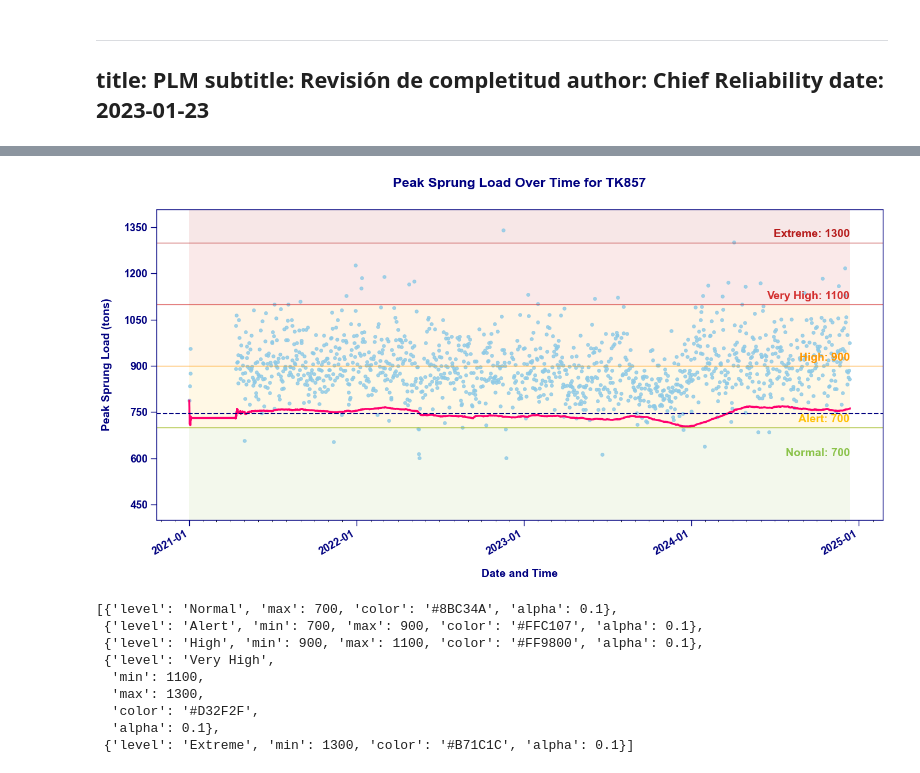
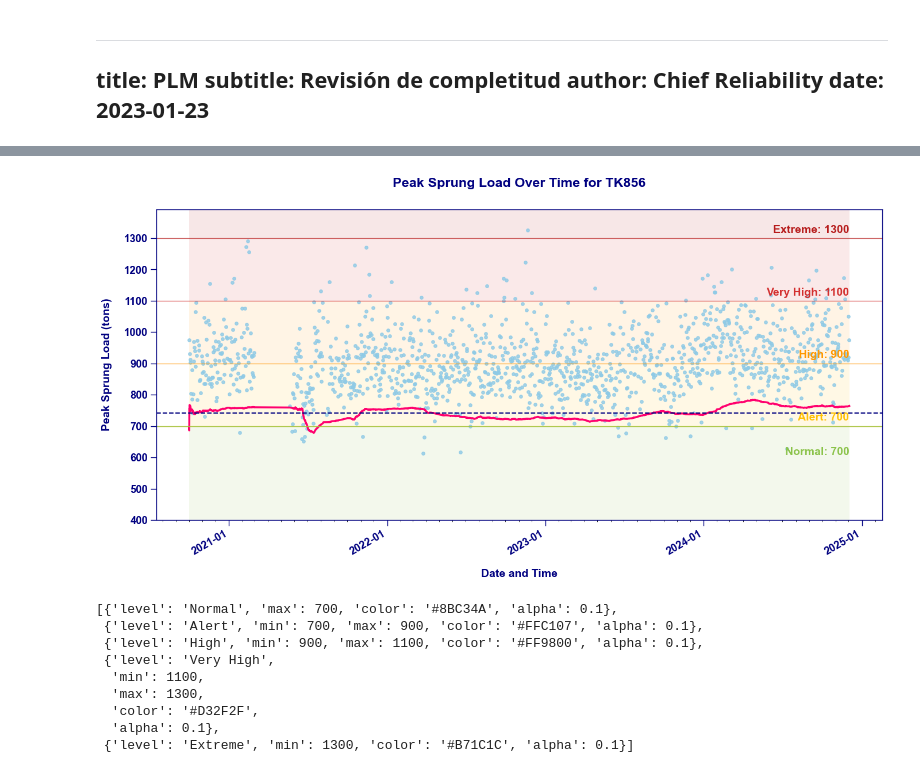
Before and after one commit to cecilvega/kbook, a Jupyter notebook: operation/plm.ipynb, the cells around one changed output, grey strips where cells are left out. Cells and saved outputs as stored; diff of their text form; code cells hidden in the pictures.

```diff
--- a/operation/plm.ipynb
+++ b/operation/plm.ipynb
@@ -51,15 +45,14 @@ create_equipment_completeness_plot(haul_df.to_pandas())
 df = haul_df.clone()
 
 
-df = df.drop(["PTime"]).rename({"Peak_Sprung_Load": "peak_sprung_load"})
 df = df.with_columns(
     pl.col("peak_sprung_load")
-    .rolling_mean_by(by="metric_datetime", window_size="120d")
+    .rolling_mean_by(by="record_dt", window_size="120d")
     .alias("rolling_fleet_peak_sprung_load")
 )
 df = df.with_columns(
     pl.col("peak_sprung_load")
-    .rolling_mean_by(by="metric_datetime", window_size="120d")
+    .rolling_mean_by(by="record_dt", window_size="120d")
     .over("equipment_name")
     .alias("rolling_peak_sprung_load")
 )
@@ -84,13 +94,13 @@ window_size = 30
 figsize = (14, 8)
 from matplotlib.patches import Rectangle
 
-equipment_name = "TK857"
+equipment_name = "TK856"
 pandas_df = df.to_pandas()
 # Filter for the specific equipment
 equipment_df = df.filter(pl.col("equipment_name") == equipment_name)
 
 # Convert to pandas and sort by datetime for proper plotting
-filtered_df = equipment_df.to_pandas().sort_values("metric_datetime")
+filtered_df = equipment_df.to_pandas().sort_values("record_dt")
 
 # Define the thresholds based on Image 2
 thresholds = [
@@ -132,8 +142,8 @@ for threshold in thresholds:
     if "min" not in threshold and "max" in threshold:
         # Normal range (below first threshold)
         rect = Rectangle(
-            (filtered_df["metric_datetime"].min(), y_min),
-            filtered_df["metric_datetime"].max() - filtered_df["metric_datetime"].min(),
+            (filtered_df["record_dt"].min(), y_min),
+            filtered_df["record_dt"].max() - filtered_df["record_dt"].min(),
             threshold["max"] - y_min,
             color=threshold["color"],
             alpha=threshold["alpha"],
@@ -143,8 +153,8 @@ for threshold in thresholds:
     elif "min" in threshold and "max" in threshold:
         # Middle ranges
         rect = Rectangle(
-            (filtered_df["metric_datetime"].min(), threshold["min"]),
-            filtered_df["metric_datetime"].max() - filtered_df["metric_datetime"].min(),
+            (filtered_df["record_dt"].min(), threshold["min"]),
+            filtered_df["record_dt"].max() - filtered_df["record_dt"].min(),
             threshold["max"] - threshold["min"],
             color=threshold["color"],
             alpha=threshold["alpha"],
@@ -154,8 +164,8 @@ for threshold in thresholds:
     else:
         # Extreme range (above highest threshold)
         rect = Rectangle(
-            (filtered_df["metric_datetime"].min(), threshold["min"]),
-            filtered_df["metric_datetime"].max() - filtered_df["metric_datetime"].min(),
+            (filtered_df["record_dt"].min(), threshold["min"]),
+            filtered_df["record_dt"].max() - filtered_df["record_dt"].min(),
             y_max - threshold["min"],
             color=threshold["color"],
             alpha=threshold["alpha"],
@@ -166,7 +176,7 @@ for threshold in thresholds:
 # TECHNIQUE 1: Data reduction - resampling to daily mean for scatter plot
 # This reduces the number of points while preserving the data patterns
 daily_df = (
-    filtered_df.resample("1D", on="metric_datetime")
+    filtered_df.resample("1D", on="record_dt")
     .agg({"peak_sprung_load": "max", "rolling_peak_sprung_load": "max"})
     .reset_index()
 )
@@ -174,7 +184,7 @@ daily_df = (
 
 # Plot the downsampled points (daily averages)
 ax.scatter(
-    daily_df["metric_datetime"],
+    daily_df["record_dt"],
     daily_df["peak_sprung_load"],
     color="#8ECAE6",  # Light blue
     alpha=0.8,
@@ -184,7 +194,7 @@ ax.scatter(
 
 # Plot the rolling mean with a thicker line
 ax.plot(
-    filtered_df["metric_datetime"],
+    filtered_df["record_dt"],
     filtered_df["rolling_peak_sprung_load"],
     color="#FF006E",  # Magenta/pink
     linewidth=2.5,
@@ -204,7 +214,7 @@ for threshold in thresholds:
         # Add text labels for the thresholds on the right side
 
         ax.text(
-            filtered_df["metric_datetime"].max(),
+            filtered_df["record_dt"].max(),
             threshold["min"] + 10,
             f"{threshold['level']}: {threshold['min']}",
             verticalalignment="bottom",
@@ -222,7 +232,7 @@ ax.axhline(
     alpha=0.7,
 )
 ax.text(
-    filtered_df["metric_datetime"].max(),
+    filtered_df["record_dt"].max(),
     thresholds[0]["max"] - 100,
     f"Normal: {thresholds[0]['max']}",
     verticalalignment="bottom",
@@ -239,34 +249,34 @@ ax.axhline(
     linestyle="--",
     linewidth=1.5,
     label=f"Overall Mean: {overall_mean:.1f}",
 )
 
 # Set y-axis limits with some padding
 ax.set_ylim(y_min, y_max)
 
 # Apply theme's finalization
 theme.finalize_plot(
     fig,
     ax,
     title=f"Peak Sprung Load Over Time for {equipment_name}",
     xlabel="Date and Time",
     ylabel="Peak Sprung Load (tons)",
     legend_title="Data View",
 )
 
 import matplotlib.dates as mdates
 
 # Explicitly tell matplotlib these are dates
 ax.xaxis.set_major_formatter(mdates.DateFormatter("%Y-%m"))
 
 # Set appropriate tick locations (adjust as needed)
 ax.xaxis.set_major_locator(mdates.YearLocator())
 # For more detailed ticks, you can use:
 ax.xaxis.set_minor_locator(mdates.MonthLocator())
 # Format the x-axis dates
 fig.autofmt_xdate()
 # %% [output]
-[figure, old version]
+[figure, new version]
 # %%
 thresholds
 # %% [output]
```
Also changed, not shown: parts of 3 cells of this notebook, 3 other files.
